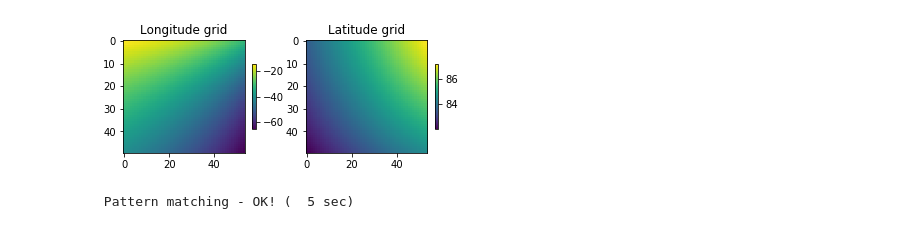
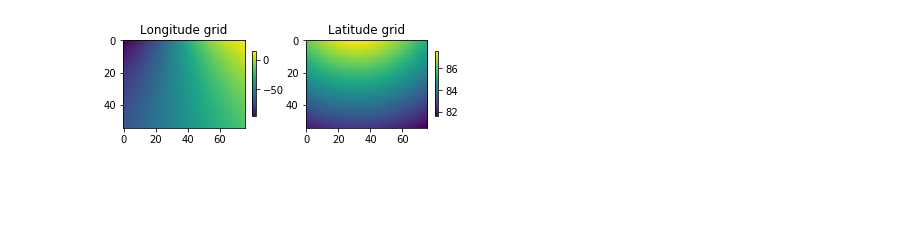
Before and after one commit to nansencenter/sea_ice_drift, a Jupyter notebook: examples/detailed.ipynb, the cells around one changed output. Saved outputs shown, nothing was run; the diff lists cells and outputs as text; code cells hidden in the pictures; blank space fills up the shorter version.

```diff
--- a/examples/detailed.ipynb
+++ b/examples/detailed.ipynb
@@ -75,15 +87,21 @@ plt.show()
 # %%
-# Create longitude and latitude grids in 'swath' projection of the first image
-step = 100
-lon1pm, lat1pm = n1.get_geolocation_grids(stepSize=step)
+# Create lon/lat grids in Polar stereographic coordinate system
+# Extent of the grid roughly corresponds to the extent of the image_1
+
+# projection (https://epsg.io/3413)
+srs = NSR(3413)
+
+# region of interest
+d = Domain(srs.wkt, '-lle %f %f %f %f -tr 500 500' % (
+    lon1b.min(),
+    lat1b.min(),
+    lon1b.max(),
+    lat1b.max()))
+
+# lon/lat grids in polar stereographic projection covering image_1
+lon1pm, lat1pm = d.get_geolocation_grids(20)
 plt.subplot(1,2,1);plt.imshow(lon1pm);plt.colorbar(shrink=0.3);plt.title('Longitude grid')
 plt.subplot(1,2,2);plt.imshow(lat1pm);plt.colorbar(shrink=0.3);plt.title('Latitude grid')
 plt.show()
 # %% [output]
-[figure, old version]
+[figure, new version]
-# %%
-# run pattern matching for each element in lon1pm/lat1pm matrix
-# ice displacement upm and vpm are returned in degrees in geographic projection
-upm, vpm, apm, rpm, hpm, lon2pm, lat2pm = pattern_matching(lon1pm, lat1pm, n1, c1, r1, n2, c2, r2)
-# %% [output]
- Pattern matching - OK! (  5 sec)
```
Also changed, not shown: parts of 13 cells of this notebook, 5 other files.
